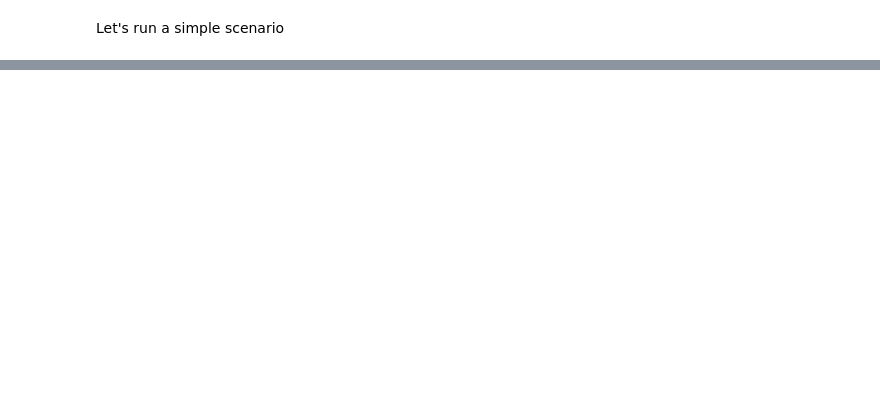
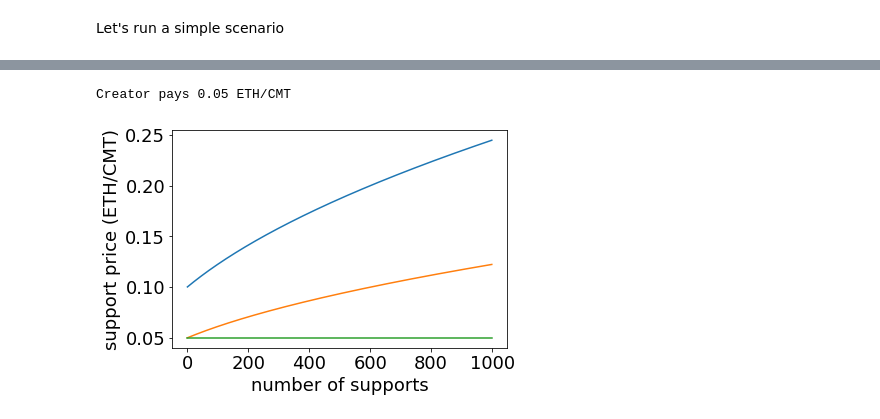
Before and after one commit to computablelabs/economics, a Jupyter notebook: simple_lifecycle.ipynb, the cells around one changed output, grey strips where cells are left out. Cells and saved outputs as stored; diff of their text form; code cells hidden in the pictures; blank space fills up the shorter version.

Commit message:
plotting results

```diff
--- a/simple_lifecycle.ipynb
+++ b/simple_lifecycle.ipynb
@@ -55,0 +33,28 @@ Withdraw at 0.2107 ETH per CMT
+# %%
+# (re)create a fresh market
+m = Market(params)
+
+m.market_total += CREATOR_BLOCK_SIZE
+m.reserve += CREATOR_INITIAL_SUPPORT
+
+n_supports = 1000
+
+support_prices = np.zeros(n_supports)
+withdraw_prices = np.zeros(n_supports)
+costs_to_match_creator = np.zeros(n_supports)
+costs_to_stake = np.zeros(n_supports)
+
+m.log()
+for i in range(n_supports):
+    m.support(0.5)
+
+    support_prices[i] = m.get_human_support_price()
+    withdraw_prices[i] = m.get_withdraw_price()
+
+    costs_to_match_creator[i] = fromWei(CREATOR_BLOCK_SIZE, 'CMT') * m.get_human_support_price()
+    costs_to_stake[i] = fromWei(params['stake'], 'CMT') * m.get_human_support_price()
+
+m.log()
+# for i in range(510):
+#     m.withdraw(10)
+# m.log()
@@ -55,0 +71,18 @@ Withdraw at 0.2107 ETH per CMT
+# %%
+creator_price = CREATOR_INITIAL_SUPPORT/CREATOR_BLOCK_SIZE
+creator_prices = np.full(n_supports, creator_price)
+print(f"Creator pays {creator_price} ETH/CMT")
+
+plt.rc('font', size=18)
+fig, ax = plt.subplots()
+
+x = np.arange(0, n_supports, 1)
+ax.plot(x, support_prices)
+ax.plot(x, withdraw_prices)
+ax.plot(x, creator_prices)
+
+ax.set(xlabel='number of supports', ylabel='support price (ETH/CMT)')
+plt.show()
+# %% [output]
+Creator pays 0.05 ETH/CMT
+[figure, added]
```
Also changed, not shown: parts of 9 cells of this notebook, 1 other file.
